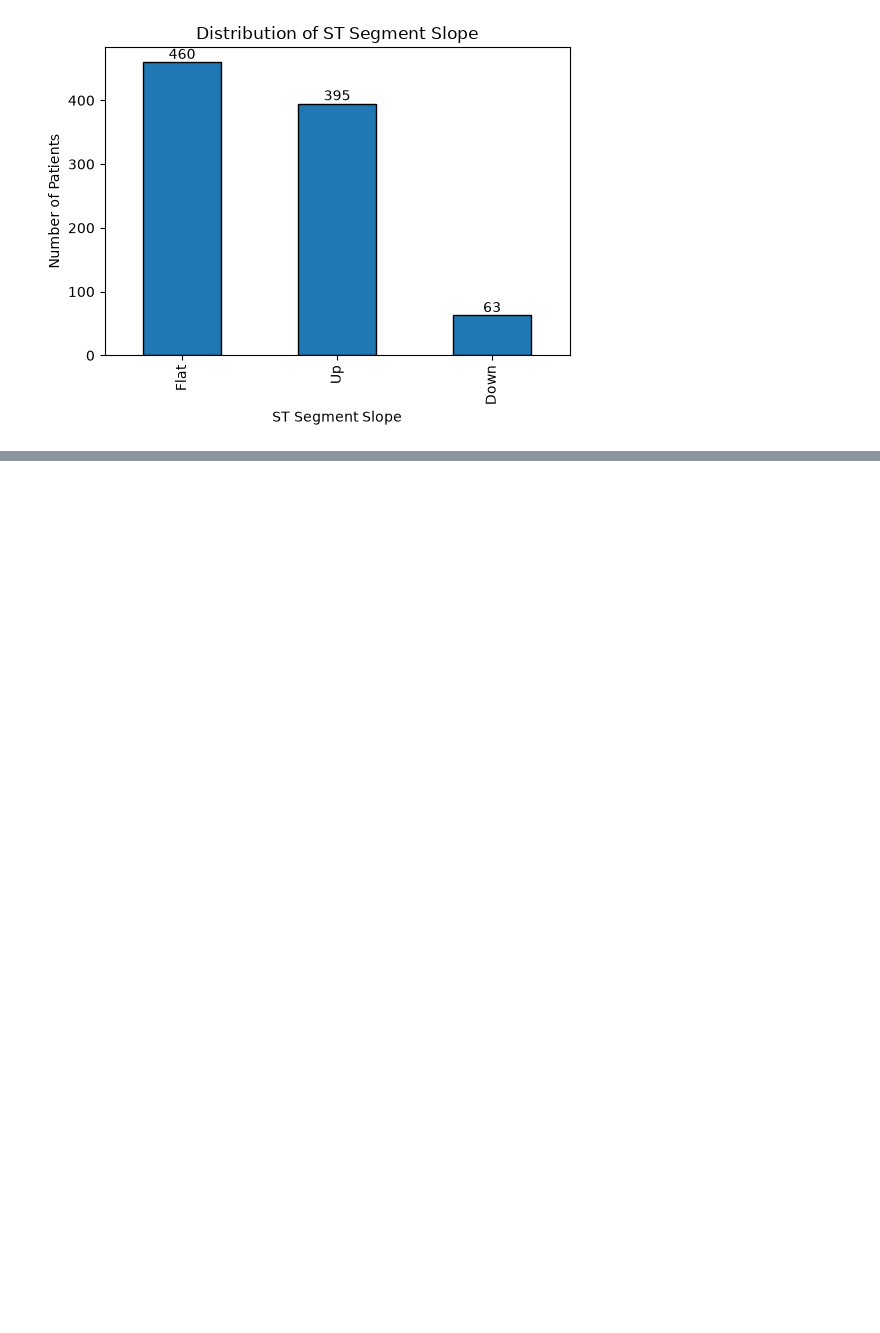
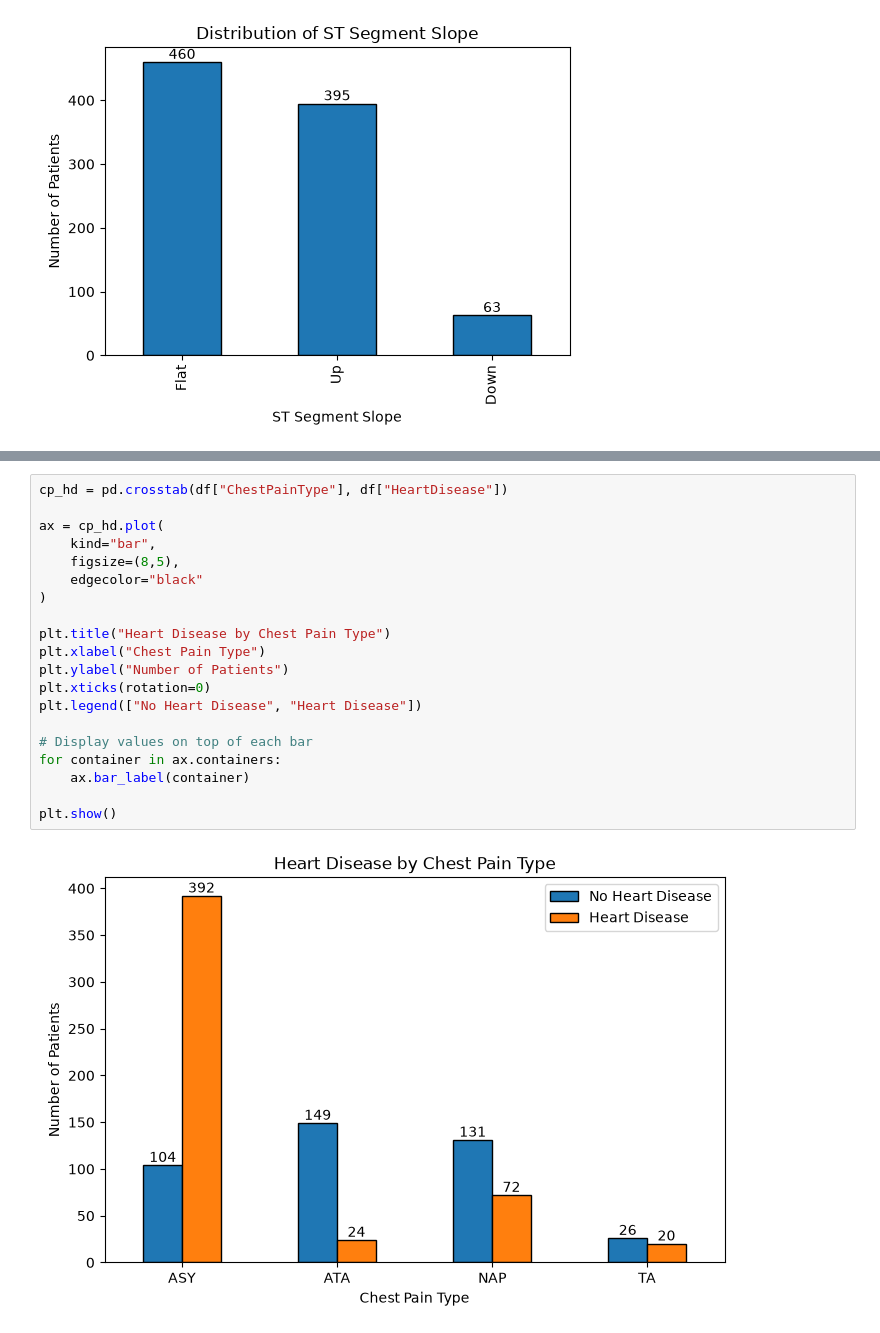
Before and after one commit to CyberFemi-x/HeartDiseasePrediction, a Jupyter notebook: notebooks/Heart_Disease_EDA.ipynb, the cells around one changed output, grey strips where cells are left out. Drawn from its saved outputs; the diff is of its cells as text; blank space fills up the shorter version.

```diff
--- a/notebooks/Heart_Disease_EDA.ipynb
+++ b/notebooks/Heart_Disease_EDA.ipynb
@@ -412,0 +443,22 @@ plt.show()
+# %%
+cp_hd = pd.crosstab(df["ChestPainType"], df["HeartDisease"])
+
+ax = cp_hd.plot(
+    kind="bar",
+    figsize=(8,5),
+    edgecolor="black"
+)
+
+plt.title("Heart Disease by Chest Pain Type")
+plt.xlabel("Chest Pain Type")
+plt.ylabel("Number of Patients")
+plt.xticks(rotation=0)
+plt.legend(["No Heart Disease", "Heart Disease"])
+
+# Display values on top of each bar
+for container in ax.containers:
+    ax.bar_label(container)
+
+plt.show()
+# %% [output]
+[figure, added]
```
Also changed, not shown: parts of 30 cells of this notebook.
